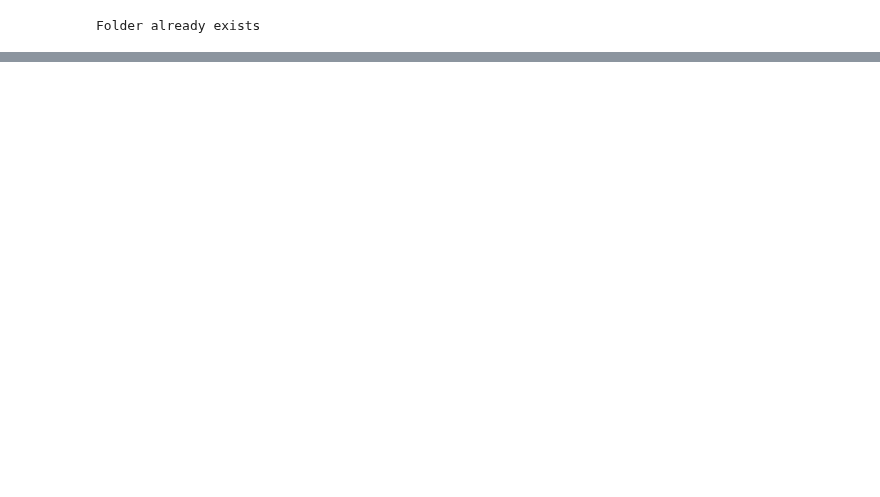
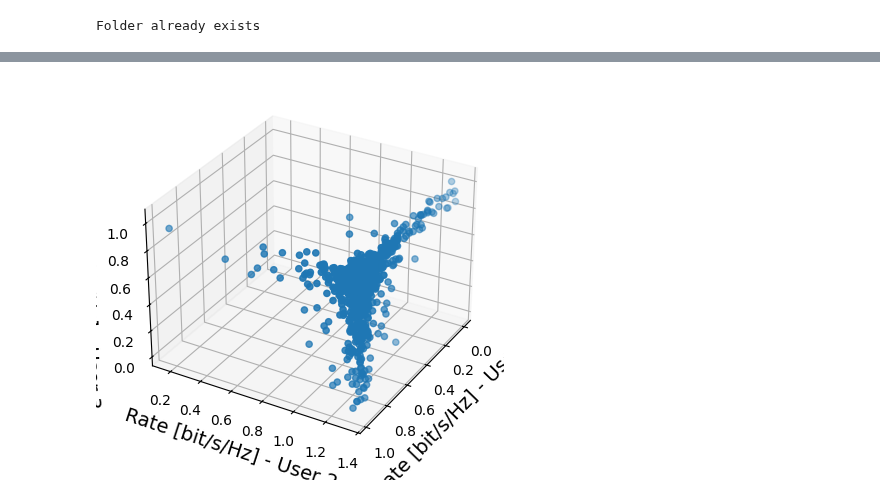
Before and after one commit to isabel-vs/masterthesis, a Jupyter notebook: sinr_region.ipynb, the cells around one changed output, grey strips where cells are left out. Cells and saved outputs as stored; diff of their text form; code cells hidden in the pictures; blank space fills up the shorter version.

```diff
--- a/sinr_region.ipynb
+++ b/sinr_region.ipynb
@@ -96,0 +91,13 @@ with open('SINR.pkl', 'rb') as f:
+# %%
+rate_x = np.log2(1+np.array(x) )
+rate_y = np.log2(1+np.array(y) )
+rate_z = np.log2(1+np.array(z) )
+ax = plt.figure().add_subplot(projection='3d')
+ax.scatter3D(rate_x, rate_y, rate_z)
+
+ax.set_xlabel("Rate [bit/s/Hz] - User 1", fontsize=14)
+ax.set_ylabel("Rate [bit/s/Hz] - User 2", fontsize=14)
+ax.set_zlabel("Rate [bit/s/Hz] - User 3", fontsize=14)
+ax.view_init(elev=30, azim=30)  # Set elevation to 30° and azimuth to 45°
+# %% [output]
+[figure, added]
```
Also changed, not shown: parts of 7 cells of this notebook, 2 other files.
